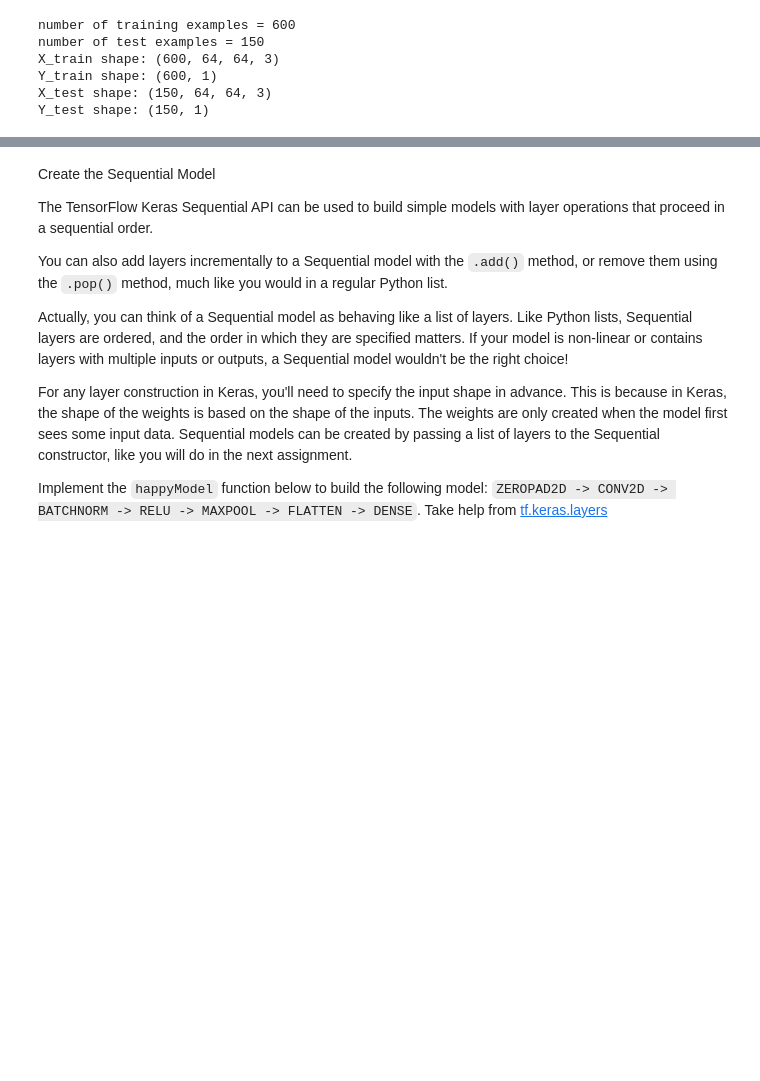
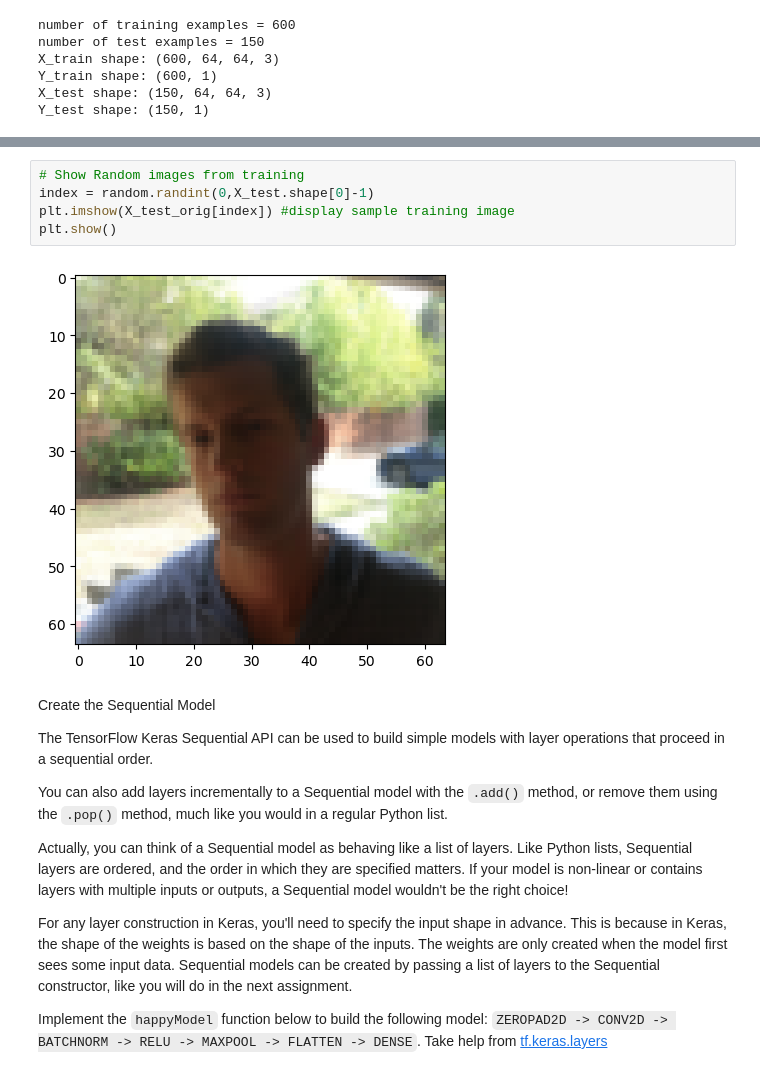
Before and after one commit to MuhammadTayyab-SE/happy-face-detection, a Jupyter notebook: notebook.ipynb, the cells around one changed output, grey strips where cells are left out. Saved outputs shown, nothing was run; the diff lists cells and outputs as text; blank space fills up the shorter version.

```diff
--- a/notebook.ipynb
+++ b/notebook.ipynb
@@ -68,3 +69,10 @@ plt.show()
+# %%
+# Show Random images from training
+index = random.randint(0,X_test.shape[0]-1)
+plt.imshow(X_test_orig[index]) #display sample training image
+plt.show()
+# %% [output]
+[figure, added]
 # %% [markdown]
 Create the Sequential Model
 
```
Also changed, not shown: parts of 2 cells of this notebook.
